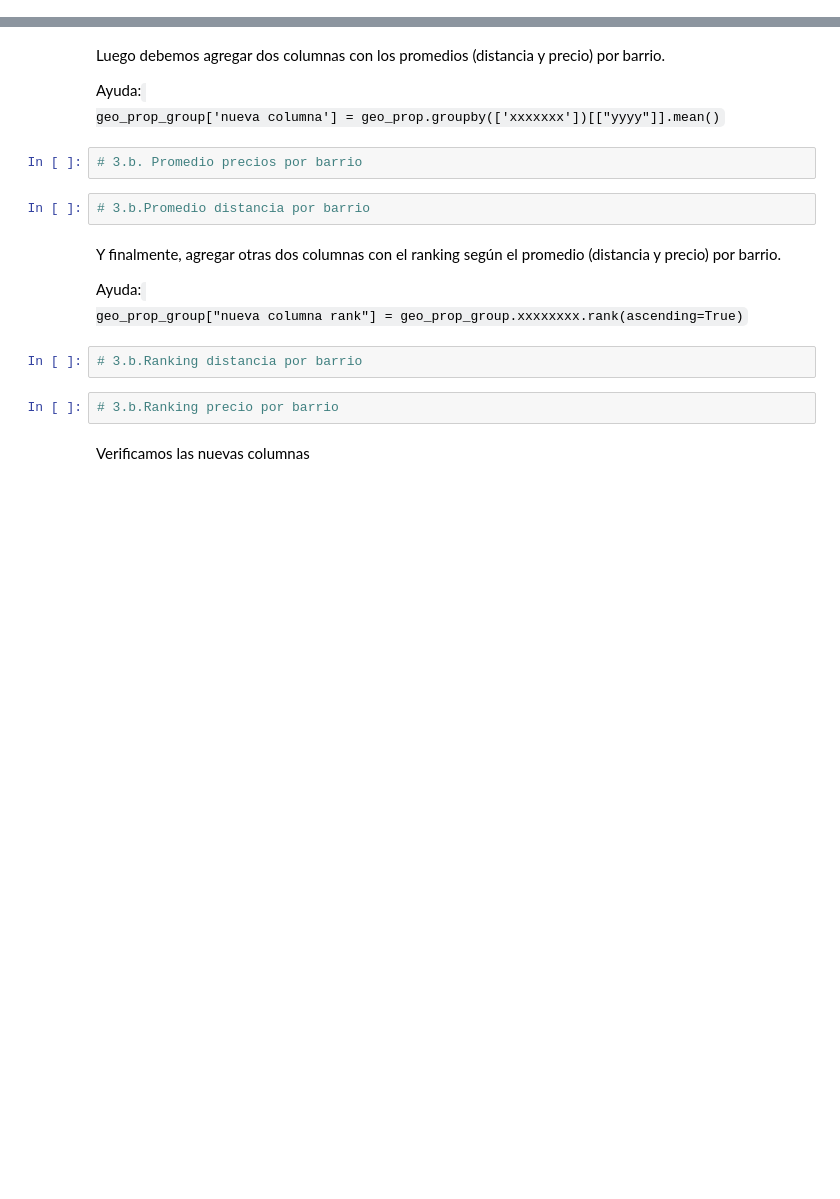
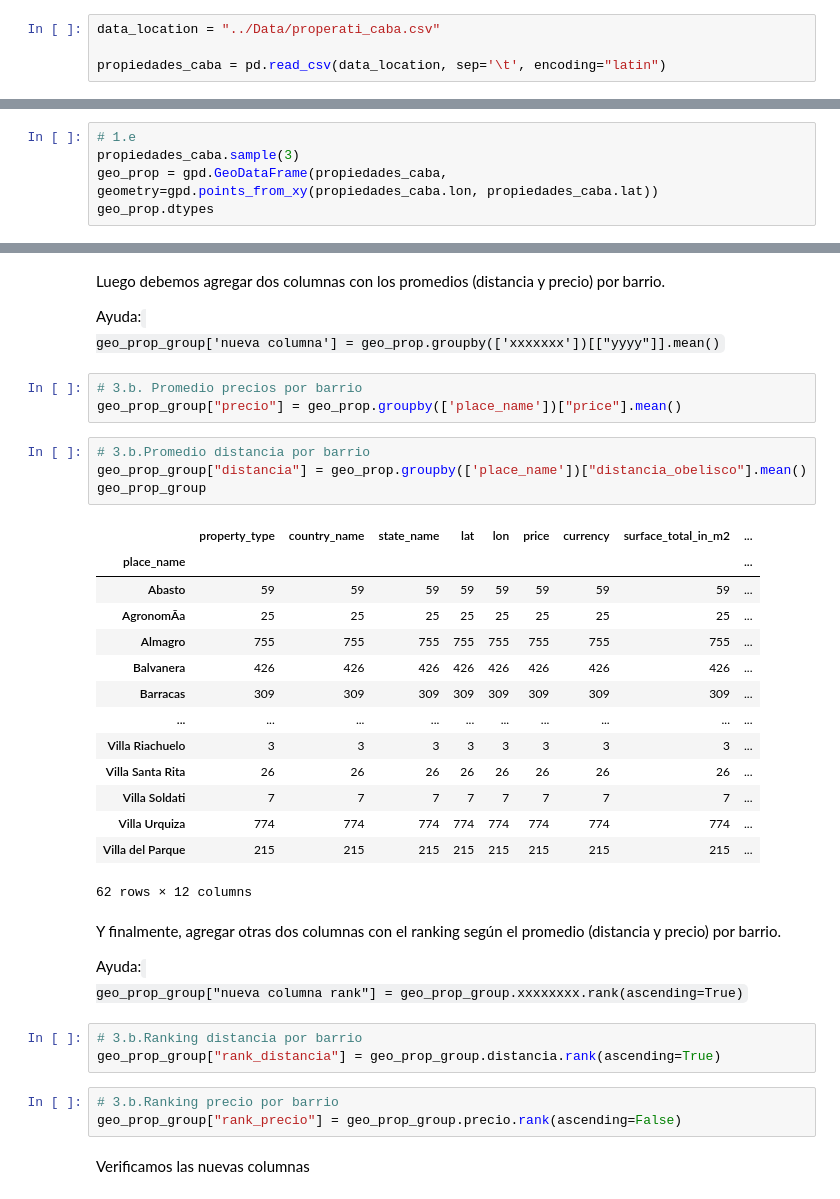
Before and after one commit to pablocimato/DS_Course, a Jupyter notebook: clase_07/dsad_2021/M1/CLASE_07_GeoPandas/Notebooks/7_desafio.ipynb, the cells around one changed output, grey strips where cells are left out. Drawn from its saved outputs; the diff is of its cells as text; blank space fills up the shorter version.

```diff
--- a/clase_07/dsad_2021/M1/CLASE_07_GeoPandas/Notebooks/7_desafio.ipynb
+++ b/clase_07/dsad_2021/M1/CLASE_07_GeoPandas/Notebooks/7_desafio.ipynb
@@ -39,6 +39,10 @@ Vamos a leer los datos del archivo /M1/CLASE_07/Data/properati_caba.csv en un `D
 
 Ayuda:
 https://pandas.pydata.org/pandas-docs/stable/reference/api/pandas.read_csv.html
+# %%
+data_location = "../Data/properati_caba.csv"
+
+propiedades_caba = pd.read_csv(data_location, sep='\t', encoding="latin")
 # %% [markdown]
 - 1.a. Tomamos una muestra de 5 elementos
 # %%
@@ -80,0 +121,5 @@ https://geopandas.org/reference/geopandas.points_from_xy.html
+# %%
+# 1.e
+propiedades_caba.sample(3)
+geo_prop = gpd.GeoDataFrame(propiedades_caba, geometry=gpd.points_from_xy(propiedades_caba.lon, propiedades_caba.lat))
+geo_prop.dtypes
@@ -191,8 +327,26 @@ geo_prop_group['nueva columna'] = geo_prop.groupby(['xxxxxxx'])[["yyyy"]].mean()
 </code>
 # %%
 # 3.b. Promedio precios por barrio
+geo_prop_group["precio"] = geo_prop.groupby(['place_name'])["price"].mean()
 # %%
 # 3.b.Promedio distancia por barrio
+geo_prop_group["distancia"] = geo_prop.groupby(['place_name'])["distancia_obelisco"].mean()
+geo_prop_group
+# %% [output]
+|  | property_type | country_name | state_name | lat | lon | price | currency | surface_total_in_m2 | ... |
+| place_name |  |  |  |  |  |  |  |  | ... |
+| Abasto | 59 | 59 | 59 | 59 | 59 | 59 | 59 | 59 | ... |
+| AgronomÃ­a | 25 | 25 | 25 | 25 | 25 | 25 | 25 | 25 | ... |
+| Almagro | 755 | 755 | 755 | 755 | 755 | 755 | 755 | 755 | ... |
+| Balvanera | 426 | 426 | 426 | 426 | 426 | 426 | 426 | 426 | ... |
+| Barracas | 309 | 309 | 309 | 309 | 309 | 309 | 309 | 309 | ... |
+| ... | ... | ... | ... | ... | ... | ... | ... | ... | ... |
+| Villa Riachuelo | 3 | 3 | 3 | 3 | 3 | 3 | 3 | 3 | ... |
+| Villa Santa Rita | 26 | 26 | 26 | 26 | 26 | 26 | 26 | 26 | ... |
+| Villa Soldati | 7 | 7 | 7 | 7 | 7 | 7 | 7 | 7 | ... |
+| Villa Urquiza | 774 | 774 | 774 | 774 | 774 | 774 | 774 | 774 | ... |
+| Villa del Parque | 215 | 215 | 215 | 215 | 215 | 215 | 215 | 215 | ... |
+62 rows × 12 columns
 # %% [markdown]
 Y finalmente, agregar otras dos columnas con el ranking según el promedio (distancia y precio) por barrio.
 
@@ -202,8 +356,10 @@ geo_prop_group["nueva columna rank"] = geo_prop_group.xxxxxxxx.rank(ascending=Tr
 </code>
 # %%
 # 3.b.Ranking distancia por barrio
+geo_prop_group["rank_distancia"] = geo_prop_group.distancia.rank(ascending=True)
 # %%
 # 3.b.Ranking precio por barrio
+geo_prop_group["rank_precio"] = geo_prop_group.precio.rank(ascending=False)
 # %% [markdown]
 Verificamos las nuevas columnas
 # %%
```
Also changed, not shown: parts of 33 cells of this notebook, 43 other files.
